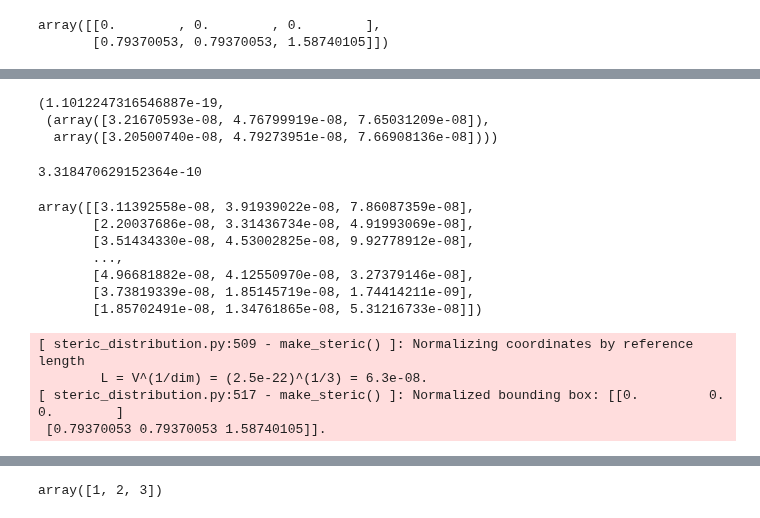
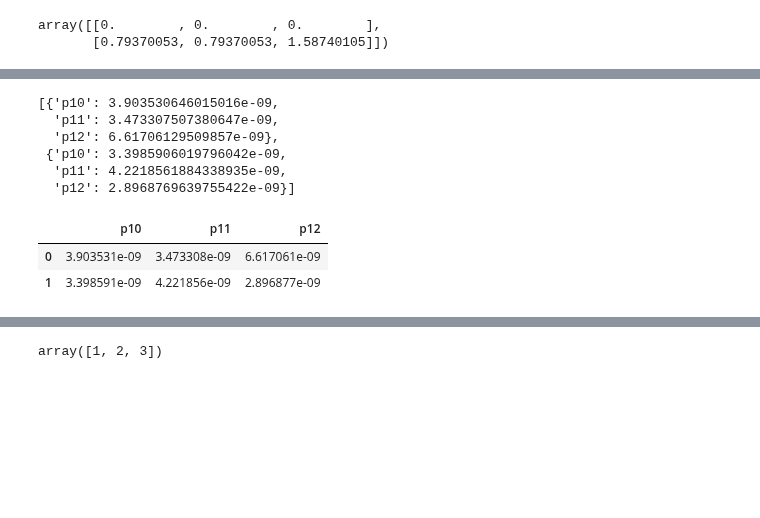
Before and after one commit to libAtoms/matscipy, a Jupyter notebook: examples/electrochemistry/showcases.ipynb, the cells around one changed output, grey strips where cells are left out. Saved outputs shown, nothing was run; the diff lists cells and outputs as text; code cells hidden in the pictures; blank space fills up the shorter version.

```diff
--- a/examples/electrochemistry/showcases.ipynb
+++ b/examples/electrochemistry/showcases.ipynb
@@ -461,0 +374,2 @@ print(e)
+# %%
+R = r / L
@@ -499,28 +875,15 @@ brute_force_closest_pair(X)
-# %%
-closest_pair(X)
-# %% [output]
-(1.1012247316546887e-19,
- (array([3.21670593e-08, 4.76799919e-08, 7.65031209e-08]),
-  array([3.20500740e-08, 4.79273951e-08, 7.66908136e-08])))
-# %%
-np.sqrt(closest_pair(X)[0])
-# %% [output]
-3.318470629152364e-10
-# %%
-X
-# %% [output]
-array([[3.11392558e-08, 3.91939022e-08, 7.86087359e-08],
-       [2.20037686e-08, 3.31436734e-08, 4.91993069e-08],
-       [3.51434330e-08, 4.53002825e-08, 9.92778912e-08],
-       ...,
-       [4.96681882e-08, 4.12550970e-08, 3.27379146e-08],
-       [3.73819339e-08, 1.85145719e-08, 1.74414211e-09],
-       [1.85702491e-08, 1.34761865e-08, 5.31216733e-08]])
-# %%
-x1, res = make_steric(X,box=BOX,r=2e-10,
-           options={'gtol':1.e-5,'maxiter':1,'disp':True,'eps':1.e-5})
-# %% [output]
-[ steric_distribution.py:509 - make_steric() ]: Normalizing coordinates by reference length
-        L = V^(1/dim) = (2.5e-22)^(1/3) = 6.3e-08.
-[ steric_distribution.py:517 - make_steric() ]: Normalized bounding box: [[0.         0.         0.        ]
- [0.79370053 0.79370053 1.58740105]].
+# %%
+[ { 'p1{:d}'.format(i): c for i,c in enumerate(s[5]) } for s in stats ]
+# %% [output]
+[{'p10': 3.903530646015016e-09,
+  'p11': 3.473307507380647e-09,
+  'p12': 6.61706129509857e-09},
+ {'p10': 3.3985906019796042e-09,
+  'p11': 4.2218561884338935e-09,
+  'p12': 2.8968769639755422e-09}]
+# %%
+pd.DataFrame([ { 'p1{:d}'.format(i): c for i,c in enumerate(s[5]) } for s in stats ])
+# %% [output]
+|  | p10 | p11 | p12 |
+| 0 | 3.903531e-09 | 3.473308e-09 | 6.617061e-09 |
+| 1 | 3.398591e-09 | 4.221856e-09 | 2.896877e-09 |
```
Also changed, not shown: parts of 90 cells of this notebook, 3 other files.
